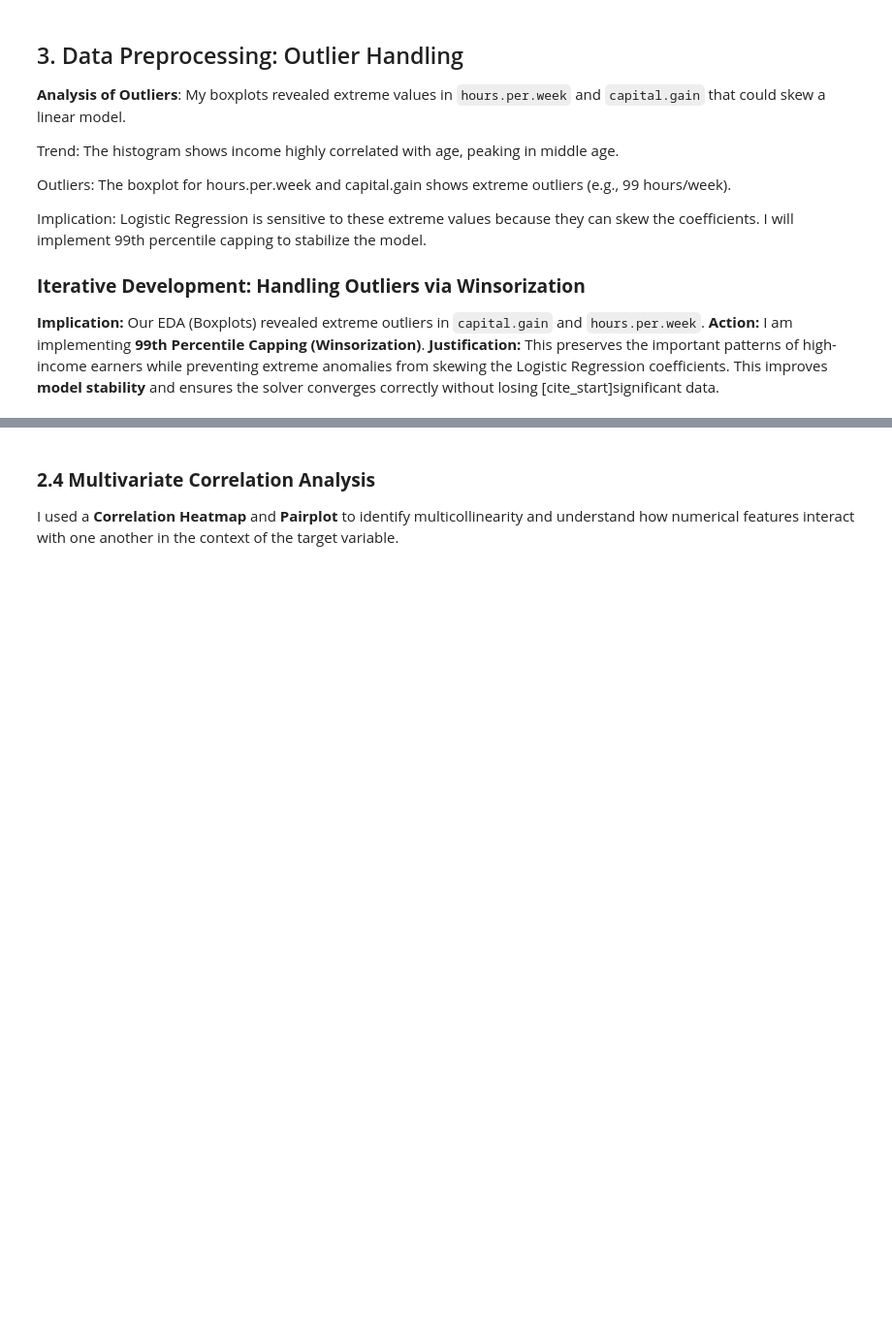
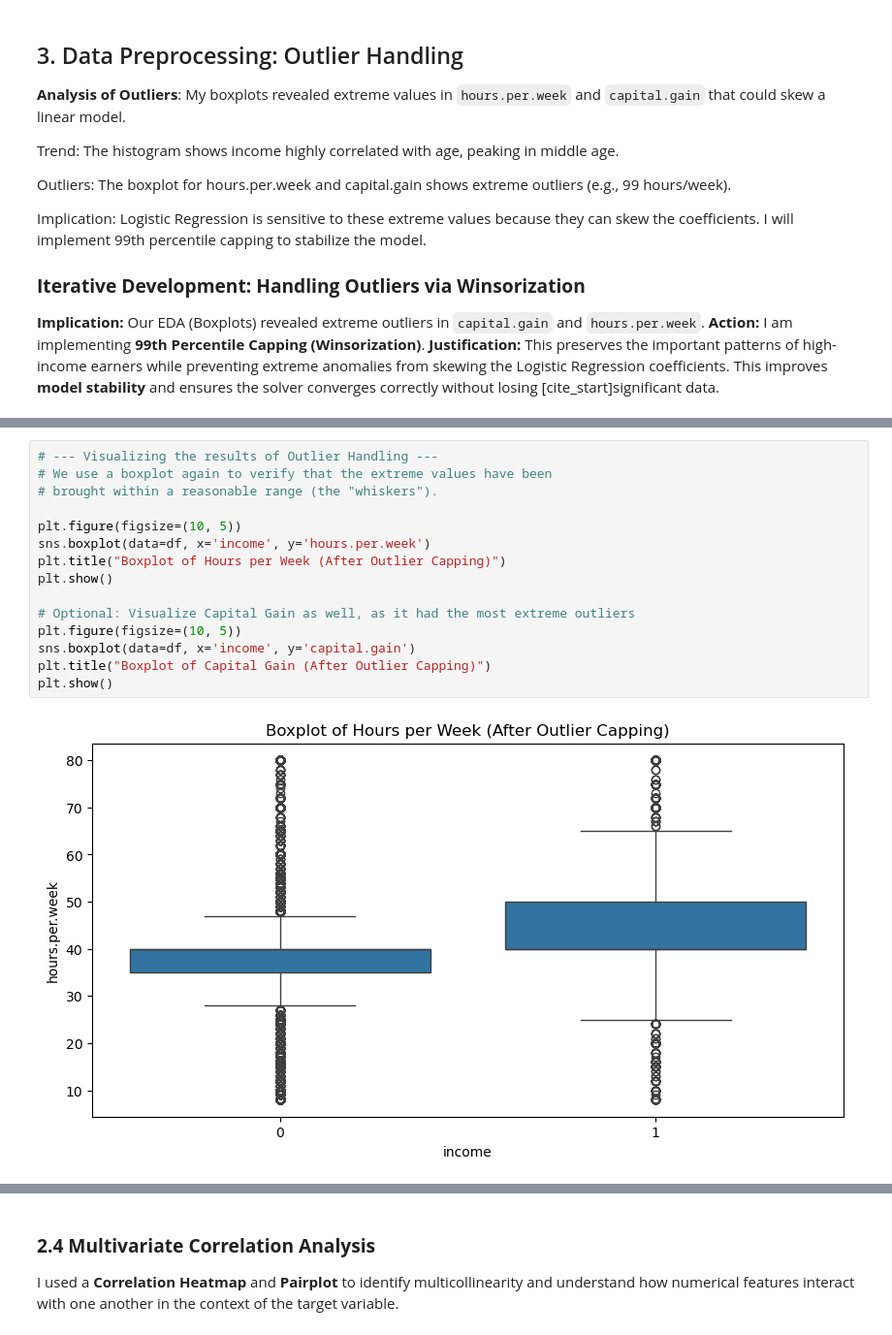
Before and after one commit to mxnishaa/mldp, a Jupyter notebook: base_model.ipynb, the cells around one changed output, grey strips where cells are left out. Shown at 97% size. Cells and saved outputs as stored; diff of their text form; blank space fills up the shorter version.

```diff
--- a/base_model.ipynb
+++ b/base_model.ipynb
@@ -205,0 +208,17 @@ print("Outliers capped at 1st and 99th percentiles for model stability.")
+# %%
+# --- Visualizing the results of Outlier Handling ---
+# We use a boxplot again to verify that the extreme values have been
+# brought within a reasonable range (the "whiskers").
+
+plt.figure(figsize=(10, 5))
+sns.boxplot(data=df, x='income', y='hours.per.week')
+plt.title("Boxplot of Hours per Week (After Outlier Capping)")
+plt.show()
+
+# Optional: Visualize Capital Gain as well, as it had the most extreme outliers
+plt.figure(figsize=(10, 5))
+sns.boxplot(data=df, x='income', y='capital.gain')
+plt.title("Boxplot of Capital Gain (After Outlier Capping)")
+plt.show()
+# %% [output]
+[figure, added]
```
Also changed, not shown: parts of 9 cells of this notebook.
